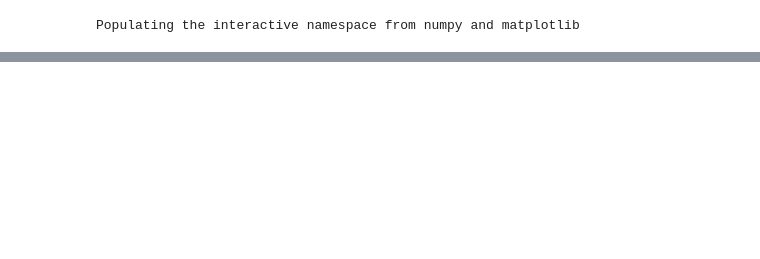
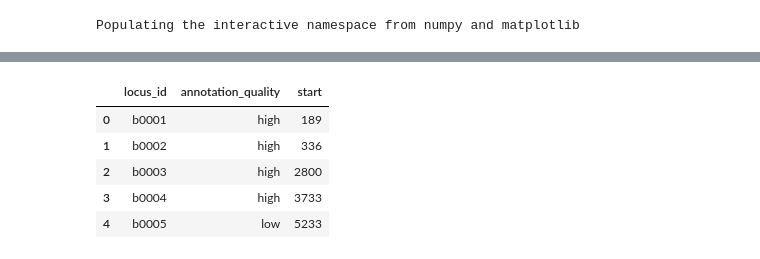
Before and after one commit to zakandrewking/y-ome, a Jupyter notebook: notebooks/18..01.23 Genome locations.ipynb, the cells around one changed output, grey strips where cells are left out. Cells and saved outputs as stored; diff of their text form; code cells hidden in the pictures; blank space fills up the shorter version.

```diff
--- a/notebooks/18..01.23 Genome locations.ipynb
+++ b/notebooks/18..01.23 Genome locations.ipynb
@@ -91,0 +107,9 @@ expression_loc = rna_raw.merge(starts, how ='inner', left_on='bnum', right_on='l
+# %%
+starts.head()
+# %% [output]
+|  | locus_id | annotation_quality | start |
+| 0 | b0001 | high | 189 |
+| 1 | b0002 | high | 336 |
+| 2 | b0003 | high | 2800 |
+| 3 | b0004 | high | 3733 |
+| 4 | b0005 | low | 5233 |
```
Also changed, not shown: parts of 7 cells of this notebook, 2 other files.
